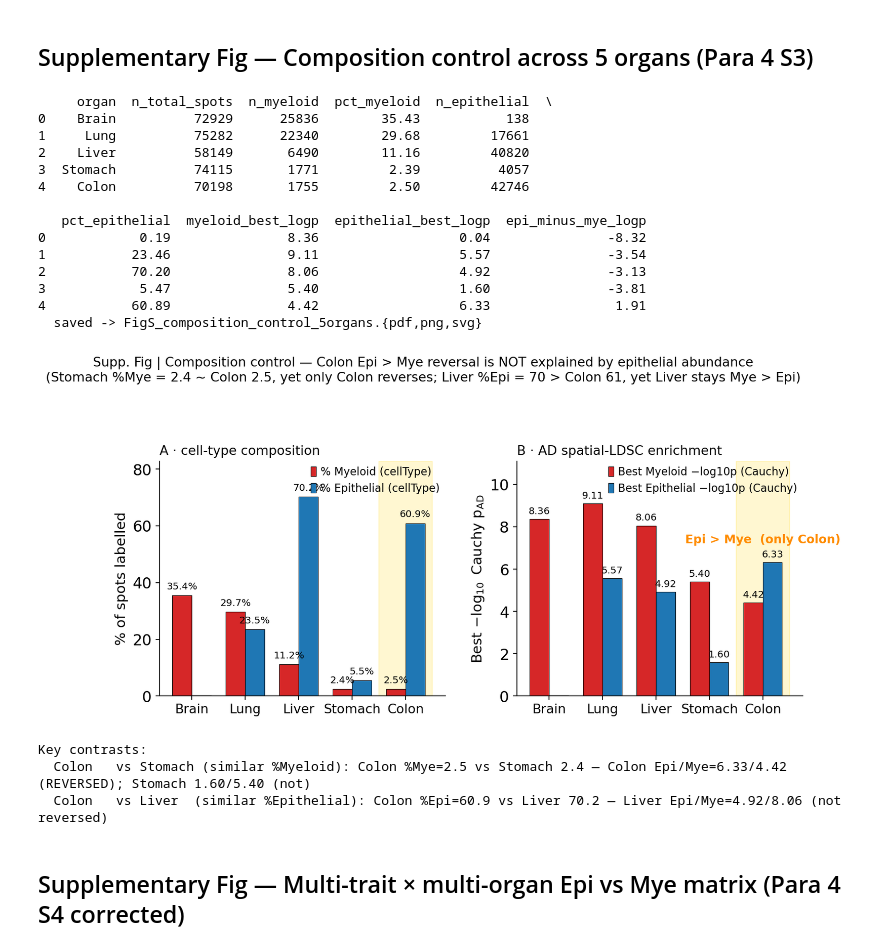
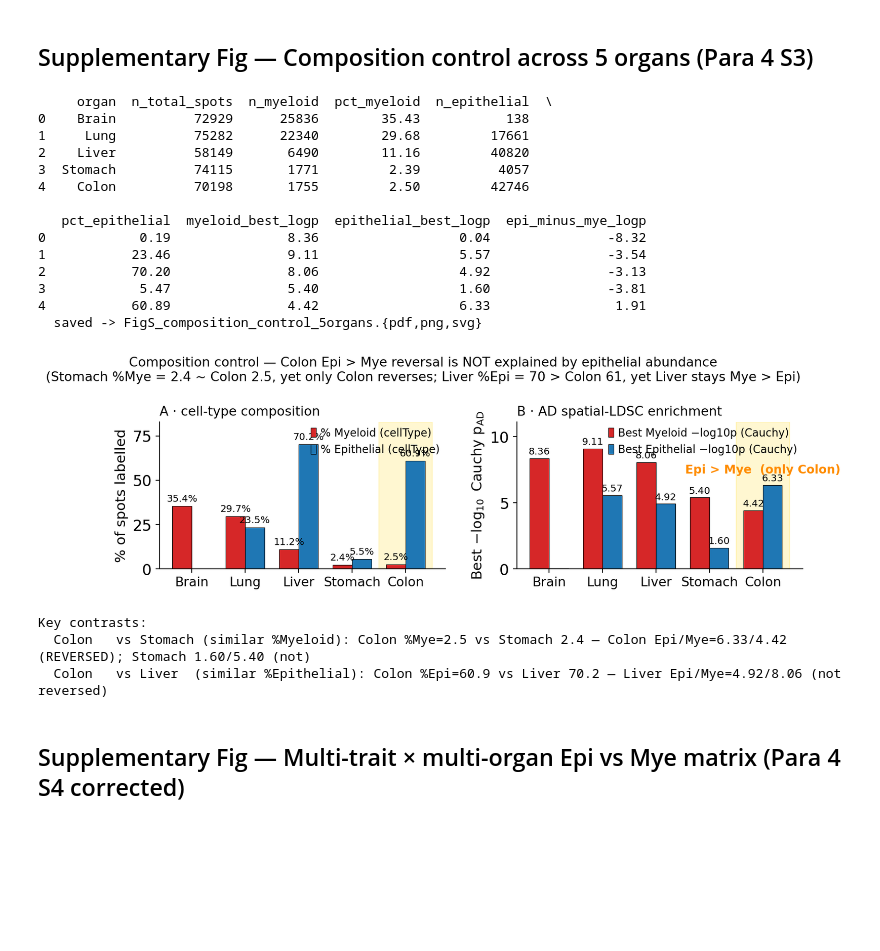
Before and after one commit to Starlitnightly/omicos-task-mouse-spatial, a Jupyter notebook: notebooks/paper_figure_supp.ipynb, the cells around one changed output. Drawn from its saved outputs; the diff is of its cells as text; code cells hidden in the pictures; blank space fills up the shorter version.

```diff
--- a/notebooks/paper_figure_supp.ipynb
+++ b/notebooks/paper_figure_supp.ipynb
@@ -232,7 +233,7 @@ comp = comp.set_index('organ').loc[ORDER].reset_index()
 print(comp.round(2))
 
 fig, (axL, axR) = plt.subplots(
-    1, 2, figsize=(10.6, 4.8),
+    1, 2, figsize=(10.6, 3),
     gridspec_kw={'wspace': 0.25},
 )
 x = np.arange(len(comp)); w = 0.36
@@ -289,42 +290,42 @@ axR.set_ylim(0, max(comp['myeloid_best_logp'].max(),
                     comp['epithelial_best_logp'].max()) * 1.22)
 
 plt.subplots_adjust(top=0.78)
-fig.suptitle('Supp. Fig | Composition control — Colon Epi > Mye reversal '
+fig.suptitle('Composition control — Colon Epi > Mye reversal '
              'is NOT explained by epithelial abundance\n'
              '(Stomach %Mye = 2.4 ~ Colon 2.5, yet only Colon reverses; '
              'Liver %Epi = 70 > Colon 61, yet Liver stays Mye > Epi)',
              fontsize=TITLE_FS-1, y=1.06)
-plt.tight_layout()
+#plt.tight_layout()
 save_panel(fig, 'FigS_composition_control_5organs')
 plt.show()
 
 print('\nKey contrasts:')
 colon  = comp.set_index('organ').loc['Colon']
 stom   = comp.set_index('organ').loc['Stomach']
 liver  = comp.set_index('organ').loc['Liver']
 print(f'  Colon   vs Stomach (similar %Myeloid): '
       f'Colon %Mye={colon["pct_myeloid"]:.1f} vs Stomach {stom["pct_myeloid"]:.1f} — '
       f'Colon Epi/Mye={colon["epithelial_best_logp"]:.2f}/{colon["myeloid_best_logp"]:.2f} '
       f'(REVERSED); Stomach {stom["epithelial_best_logp"]:.2f}/{stom["myeloid_best_logp"]:.2f} (not)')
 print(f'  Colon   vs Liver  (similar %Epithelial): '
       f'Colon %Epi={colon["pct_epithelial"]:.1f} vs Liver {liver["pct_epithelial"]:.1f} — '
       f'Liver Epi/Mye={liver["epithelial_best_logp"]:.2f}/{liver["myeloid_best_logp"]:.2f} (not reversed)')
 # %% [output]
      organ  n_total_spots  n_myeloid  pct_myeloid  n_epithelial  \
 0    Brain          72929      25836        35.43           138
 1     Lung          75282      22340        29.68         17661
 2    Liver          58149       6490        11.16         40820
 3  Stomach          74115       1771         2.39          4057
 4    Colon          70198       1755         2.50         42746
 
    pct_epithelial  myeloid_best_logp  epithelial_best_logp  epi_minus_mye_logp
 0            0.19               8.36                  0.04               -8.32
 1           23.46               9.11                  5.57               -3.54
 2           70.20               8.06                  4.92               -3.13
 3            5.47               5.40                  1.60               -3.81
 4           60.89               4.42                  6.33                1.91
   saved -> FigS_composition_control_5organs.{pdf,png,svg}
-[figure, old version]
+[figure, new version]
 Key contrasts:
   Colon   vs Stomach (similar %Myeloid): Colon %Mye=2.5 vs Stomach 2.4 — Colon Epi/Mye=6.33/4.42 (REVERSED); Stomach 1.60/5.40 (not)
   Colon   vs Liver  (similar %Epithelial): Colon %Epi=60.9 vs Liver 70.2 — Liver Epi/Mye=4.92/8.06 (not reversed)
```
Also changed, not shown: parts of 4 cells of this notebook, 5 other files.
